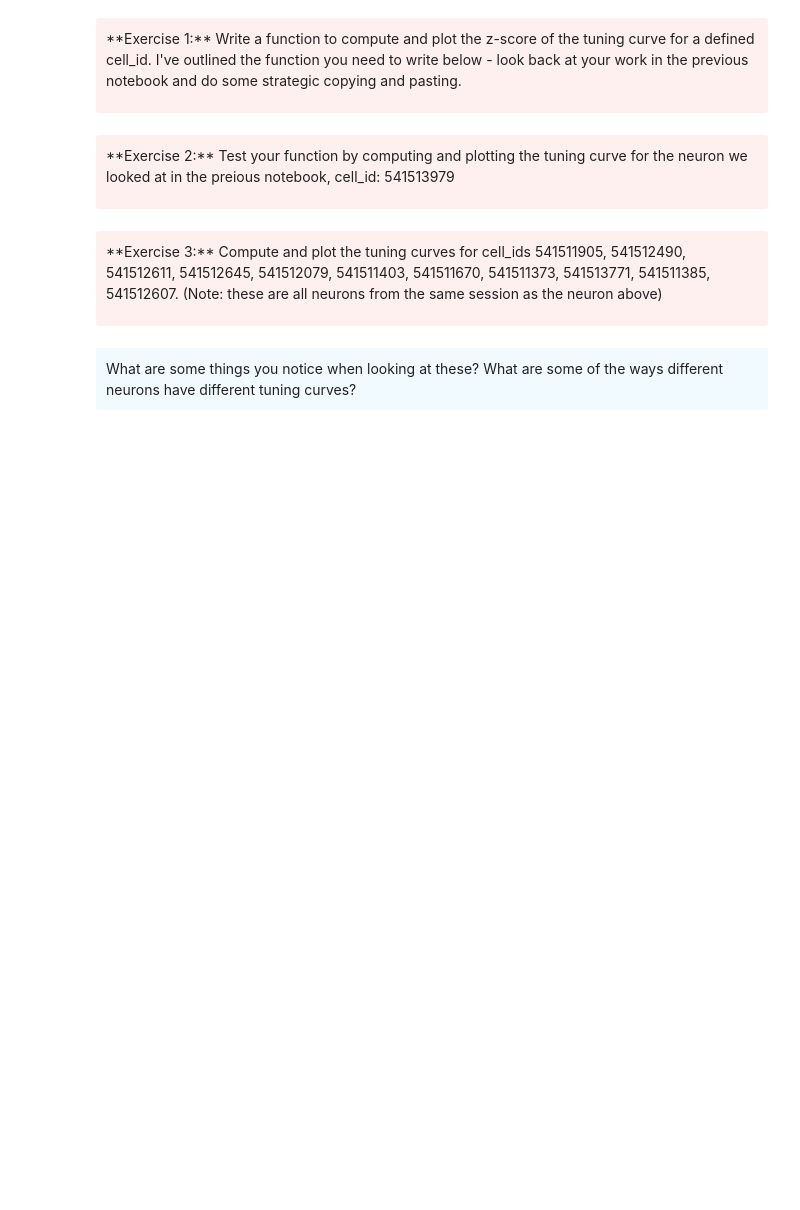
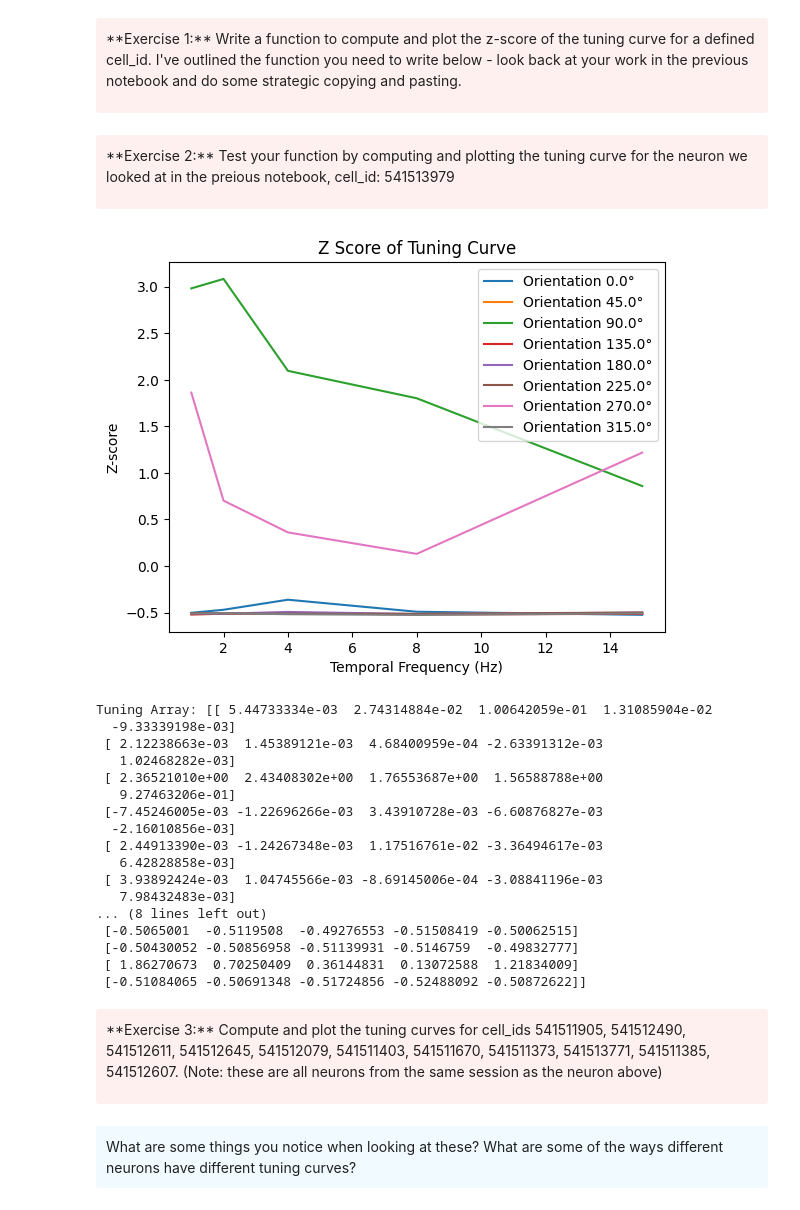
Before and after one commit to anniey27/amath342, a Jupyter notebook: Homework: Compare_neurons.ipynb, the cells around one changed output. Cells and saved outputs as stored; diff of their text form; code cells hidden in the pictures; blank space fills up the shorter version.

```diff
--- a/Homework: Compare_neurons.ipynb
+++ b/Homework: Compare_neurons.ipynb
@@ -57,20 +57,3 @@ def get_dff_traces_and_stim_table(cell_specimen_id, stimulus):
 <div style="background: #FFF0F0; border-radius: 3px; padding: 10px;">
 <p>**Exercise 1:** Write a function to compute and plot the z-score of the tuning curve for a defined cell_id. I've outlined the function you need to write below - look back at your work in the previous notebook and do some strategic copying and pasting.
 </div>
-# %%
-def compute_tuning(cell_id):
-    #get the dff_traces and the stimulus table using the function above
-    timestamps, dff_trace, stim_table = get_dff_traces_and_stim_table(cell_id, stimulus)
-
-    #compute the cell response
-    cell_responses = {}
-
-    #get the orivals and tfvals
-    orivals = np.unique(stim_table["orientation"])
-    tfvals = np.unique(stim_table["temporal_frequency"])
-
-    #compute the tuning array
-
-    #compute the z-score
-
-    #plot the heatmap of the tuning array
@@ -78,6 +104,30 @@ def compute_tuning(cell_id):
 <div style="background: #FFF0F0; border-radius: 3px; padding: 10px;">
 <p>**Exercise 2:** Test your function by computing and plotting the tuning curve for the neuron we looked at in the preious notebook, cell_id: 541513979
 </div>
+# %%
+cell_id = 541513979
+tuning, tuning_z = compute_tuning(cell_id)
+print("Tuning Array:", tuning)
+print("Z-scored Tuning Array:", tuning_z)
+# %% [output]
+[figure, added]
+Tuning Array: [[ 5.44733334e-03  2.74314884e-02  1.00642059e-01  1.31085904e-02
+  -9.33339198e-03]
+ [ 2.12238663e-03  1.45389121e-03  4.68400959e-04 -2.63391312e-03
+   1.02468282e-03]
+ [ 2.36521010e+00  2.43408302e+00  1.76553687e+00  1.56588788e+00
+   9.27463206e-01]
+ [-7.45246005e-03 -1.22696266e-03  3.43910728e-03 -6.60876827e-03
+  -2.16010856e-03]
+ [ 2.44913390e-03 -1.24267348e-03  1.17516761e-02 -3.36494617e-03
+   6.42828858e-03]
+ [ 3.93892424e-03  1.04745566e-03 -8.69145006e-04 -3.08841196e-03
+   7.98432483e-03]
+... (8 lines left out)
+ [-0.5065001  -0.5119508  -0.49276553 -0.51508419 -0.50062515]
+ [-0.50430052 -0.50856958 -0.51139931 -0.5146759  -0.49832777]
+ [ 1.86270673  0.70250409  0.36144831  0.13072588  1.21834009]
+ [-0.51084065 -0.50691348 -0.51724856 -0.52488092 -0.50872622]]
 # %% [markdown]
 <div style="background: #FFF0F0; border-radius: 3px; padding: 10px;">
 <p>**Exercise 3:** Compute and plot the tuning curves for cell_ids 541511905, 541512490, 541512611, 541512645, 541512079, 541511403, 541511670, 541511373, 541513771, 541511385, 541512607.
```
Also changed, not shown: parts of 1 cell of this notebook.
